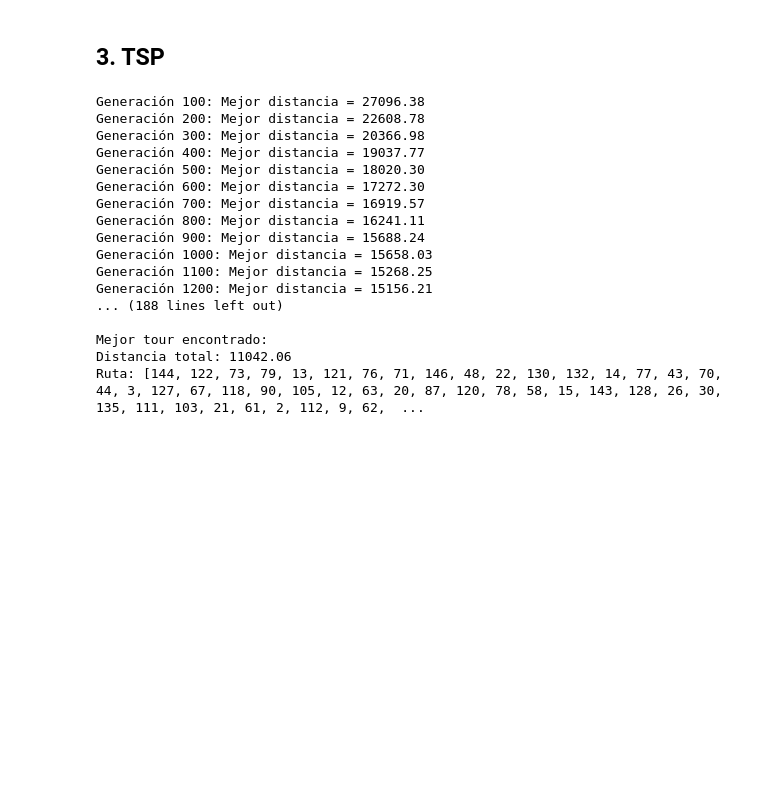
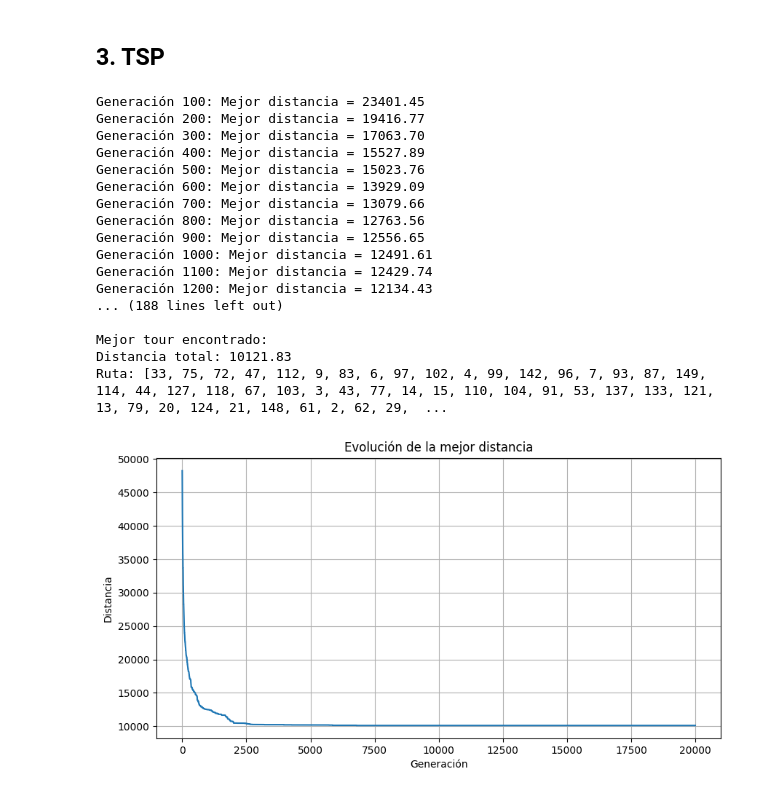
Before and after one commit to XaviAlvarado18/ModSim-Lab08, a Jupyter notebook: Lab08.ipynb, the cells around one changed output. Drawn from its saved outputs; the diff is of its cells as text; code cells hidden in the pictures; blank space fills up the shorter version.

```diff
--- a/Lab08.ipynb
+++ b/Lab08.ipynb
@@ -547,33 +553,44 @@ cities = read_tsp_file("ch150.tsp")
 
 # Configurar y ejecutar el algoritmo genético
 ga_tsp = GeneticTSP(
-    population_size=100,
+    population_size=150,
     generations=20000,
-    mutation_rate=0.08,
-    elite_size=15
+    mutation_rate=0.15,
+    elite_size=3
 )
 
-best_tour, best_distance = ga_tsp.solve(cities)
+best_tour, best_distance, progress = ga_tsp.solve(cities)
 
 print(f"\nMejor tour encontrado:")
 print(f"Distancia total: {best_distance:.2f}")
 print(f"Ruta: {best_tour}")
 # %% [output]
-Generación 100: Mejor distancia = 27096.38
-Generación 200: Mejor distancia = 22608.78
-Generación 300: Mejor distancia = 20366.98
-Generación 400: Mejor distancia = 19037.77
-Generación 500: Mejor distancia = 18020.30
-Generación 600: Mejor distancia = 17272.30
-Generación 700: Mejor distancia = 16919.57
-Generación 800: Mejor distancia = 16241.11
-Generación 900: Mejor distancia = 15688.24
-Generación 1000: Mejor distancia = 15658.03
-Generación 1100: Mejor distancia = 15268.25
-Generación 1200: Mejor distancia = 15156.21
+Generación 100: Mejor distancia = 23401.45
+Generación 200: Mejor distancia = 19416.77
+Generación 300: Mejor distancia = 17063.70
+Generación 400: Mejor distancia = 15527.89
+Generación 500: Mejor distancia = 15023.76
+Generación 600: Mejor distancia = 13929.09
+Generación 700: Mejor distancia = 13079.66
+Generación 800: Mejor distancia = 12763.56
+Generación 900: Mejor distancia = 12556.65
+Generación 1000: Mejor distancia = 12491.61
+Generación 1100: Mejor distancia = 12429.74
+Generación 1200: Mejor distancia = 12134.43
 ... (188 lines left out)
 
 Mejor tour encontrado:
-Distancia total: 11042.06
-Ruta: [144, 122, 73, 79, 13, 121, 76, 71, 146, 48, 22, 130, 132, 14, 77, 43, 70, 44, 3, 127, 67, 118, 90, 105, 12, 63, 20, 87, 120, 78, 58, 15, 143, 128, 26, 30, 135, 111, 103, 21, 61, 2, 112, 9, 62,  ...
+Distancia total: 10121.83
+Ruta: [33, 75, 72, 47, 112, 9, 83, 6, 97, 102, 4, 99, 142, 96, 7, 93, 87, 149, 114, 44, 127, 118, 67, 103, 3, 43, 77, 14, 15, 110, 104, 91, 53, 137, 133, 121, 13, 79, 20, 124, 21, 148, 61, 2, 62, 29,  ...
+# %%
+# Graficar progreso
+plt.figure(figsize=(10, 5))
+plt.plot(progress)
+plt.title('Evolución de la mejor distancia')
+plt.xlabel('Generación')
+plt.ylabel('Distancia')
+plt.grid(True)
+plt.show()
+# %% [output]
+[figure, added]
 # %%
```
Also changed, not shown: parts of 7 cells of this notebook, 7 other files.
